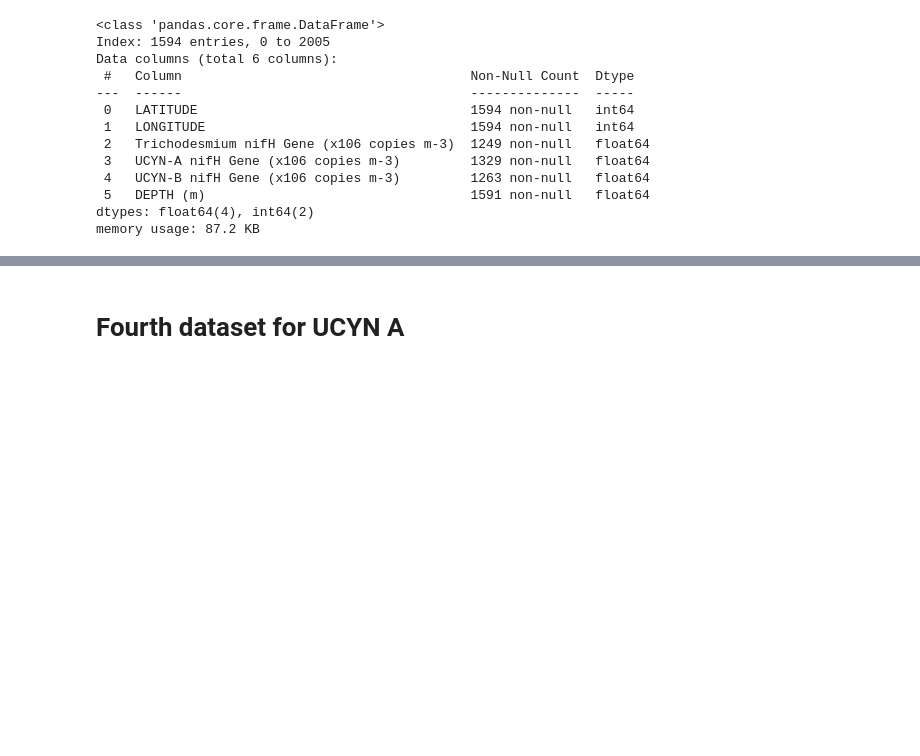
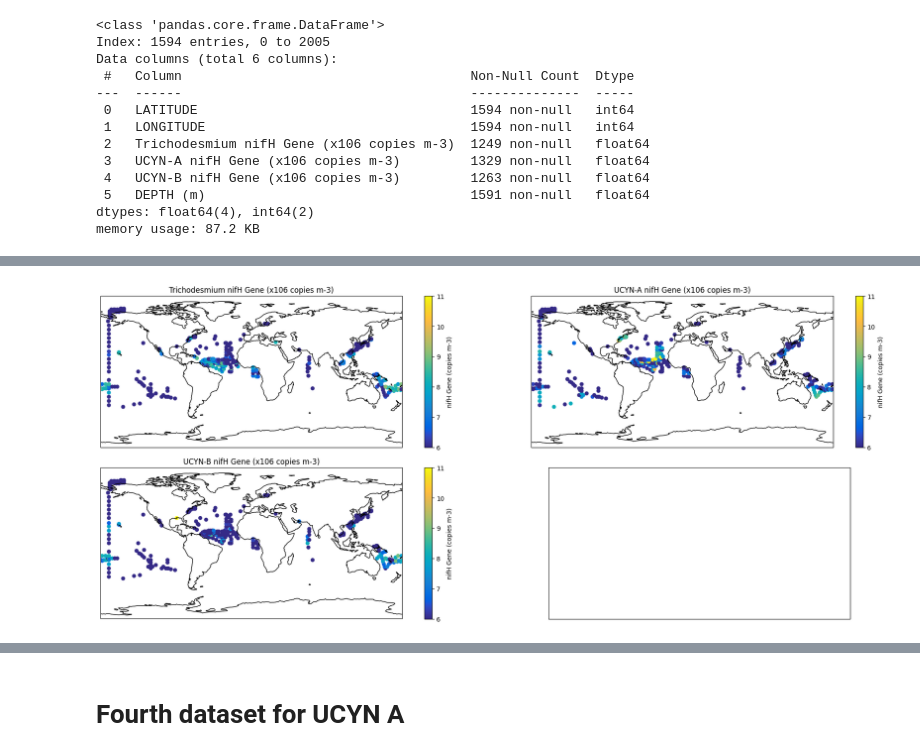
Before and after one commit to systemsecologygroup/N2-fixers-in-the-ocean, a Jupyter notebook: new approach/obs_nifh.ipynb, the cells around one changed output, grey strips where cells are left out. Cells and saved outputs as stored; diff of their text form; code cells hidden in the pictures; blank space fills up the shorter version.

Commit message:
trying to recreate the Tang temperature and pairplot graph behaviour

```diff
--- a/new approach/obs_nifh.ipynb
+++ b/new approach/obs_nifh.ipynb
@@ -232,3 +232,12 @@ Data columns (total 6 columns):
  5   DEPTH (m)                                  1591 non-null   float64
 dtypes: float64(4), int64(2)
 memory usage: 87.2 KB
+# %%
+#ALTERNATIVE PATH MEANT TO MATCH THE GRAPH IN THE PAPER
+tang_nifh_alt = tang_nifh.copy()
+
+#coordinates are rounded
+tang_nifh_alt_rnd = roundCoord(tang_cols+["DEPTH (m)"], tang_nifh_alt)
+tang_nifh_alt_rnd.fillna(0,inplace=True)#to match the plot
+tang_nifh_alt_rnd.to_csv("../csv/tang.csv", index=False)
+tang_nifh_alt_rnd.info()
@@ -256,3 +279,18 @@ plotColsOnMap(
+# %%
+from parula_diy import parula_map
+
+plotColsOnMap(
+    tang_cols,tang_nifh_alt_rnd,
+    constant=(10**6),
+    transf=(lambda x: np.log10(x+10)),
+    min_lim=6,
+    max_lim=11,
+    cmap=parula_map,
+    colorbar_label="nifH Gene (copies m-3)",
+    s=30
+    )
+# %% [output]
+[figure, added]
 # %%
 tang_nifh_rnd.describe()
 # %% [output]
```
Also changed, not shown: parts of 7 cells of this notebook, 3 other files.
